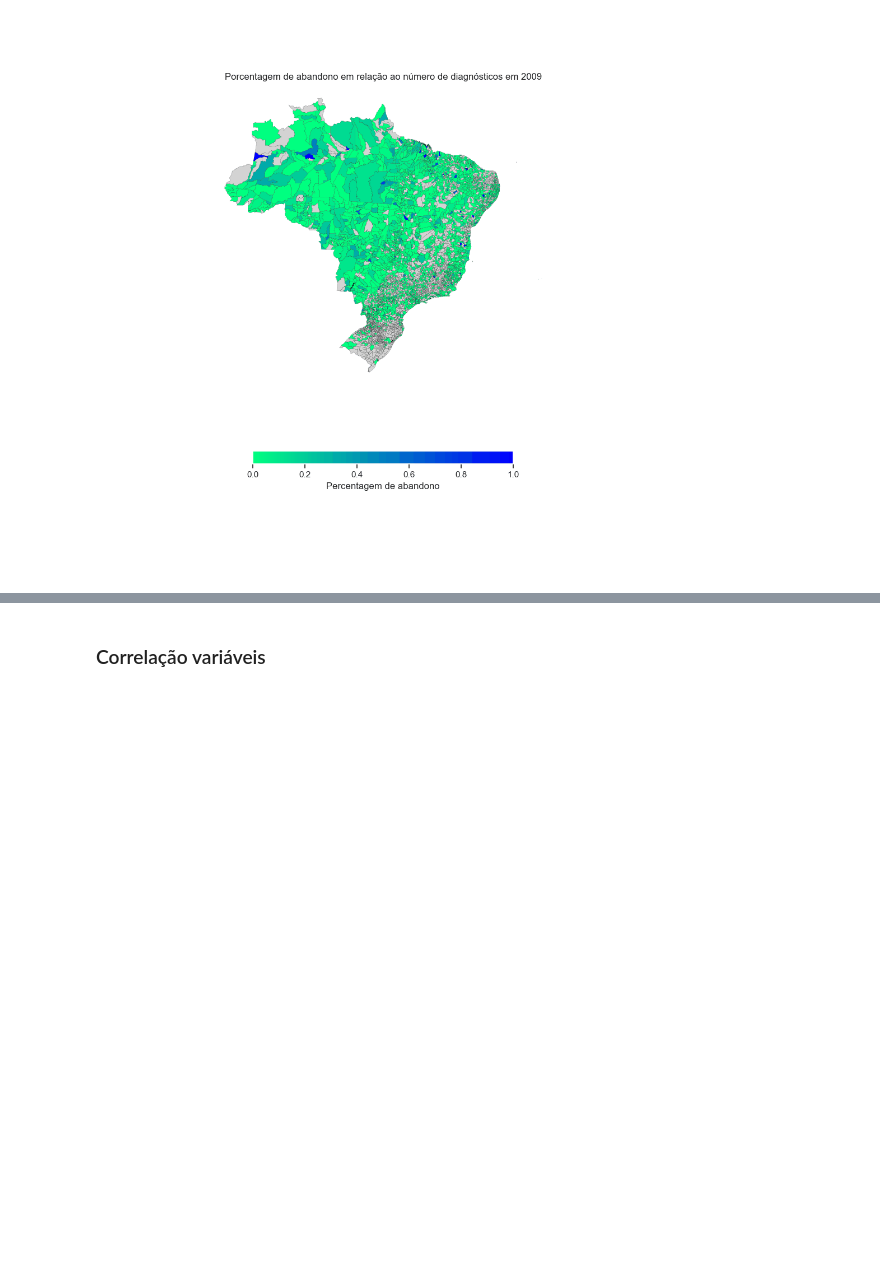
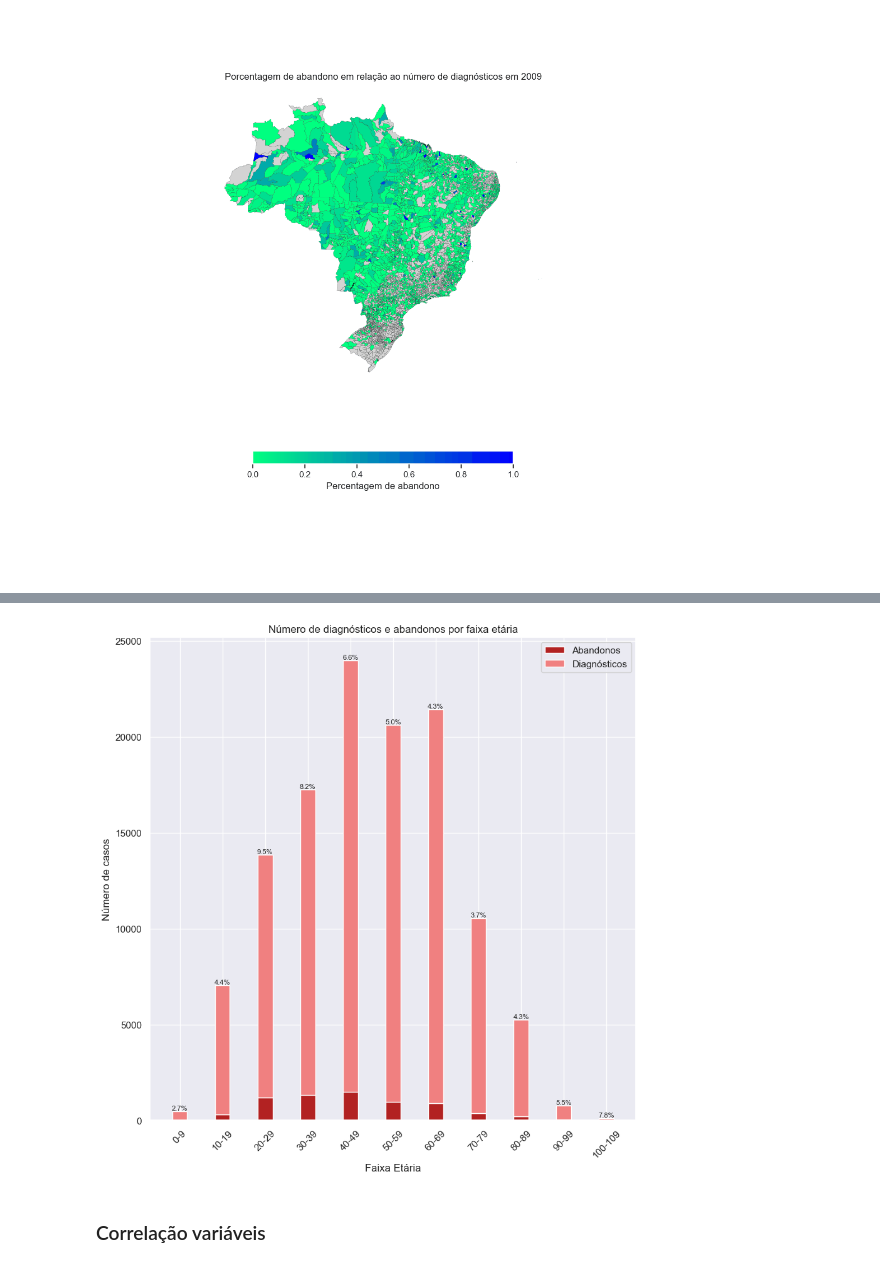
Before and after one commit to datasci4health/projects2023, a Jupyter notebook: hans_project/notebooks/EDA_Hans.ipynb, the cells around one changed output, grey strips where cells are left out. Saved outputs shown, nothing was run; the diff lists cells and outputs as text; code cells hidden in the pictures; blank space fills up the shorter version.

```diff
--- a/hans_project/notebooks/EDA_Hans.ipynb
+++ b/hans_project/notebooks/EDA_Hans.ipynb
@@ -513,5 +530,5 @@ count_df["PERCENT_AB"] = (count_ab/count_diag)*100
 # %%
-years = count_df.index.get_level_values('FAIXA_ETARIA').unique()[0:-2]
+years = count_df.index.get_level_values('FAIXA_ETARIA').unique()[:-1]
 
 bar_width = 0.35
 r = np.arange(len(years))
@@ -520,33 +537,37 @@ legend_handles = list()
 
 plt.figure(figsize=(10,10))
 for i, year in enumerate(years):
     aband_bar = plt.bar(r[i],
                         count_df['ABANDONOS'].loc[year],
                         width=bar_width, color=colors[1],
                         label="Abandonos")
     legend_handles.append(aband_bar[0])
 
     diag_bar = plt.bar(r[i],
                        count_df['DT_DIAG'].loc[year],
                        width=bar_width, color=colors[0],
                        label="Diagnósticos",
                        bottom=count_df['ABANDONOS'].loc[year])
     legend_handles.append(diag_bar[0])
 
     total = count_df['ABANDONOS'].loc[year] + count_df['DT_DIAG'].loc[year]
     plt.text(r[i], total,
              f'{count_df["PERCENT_AB"].loc[year]:.1f}%',
              ha='center', va='bottom', fontsize=8)
 
 plt.xlabel("Faixa Etária")
 plt.ylabel("Número de casos")
 plt.title("Número de diagnósticos e abandonos por faixa etária")
 plt.xticks(r, ['0-9', '10-19', '20-29', '30-39', '40-49',
             '50-59', '60-69', '70-79', '80-89', '90-99', '100-109'])
 plt.xticks(rotation=45)
 
 plt.legend(handles=legend_handles, labels=['Abandonos',
                                            'Diagnósticos'])
+plt.savefig('../assets/graficos/graficos_ab_idade.png')
+plt.show()
+# %% [output]
+[figure, added]
 # %% [markdown]
 ### Correlação variáveis
 # %% [markdown]
```
Also changed, not shown: parts of 12 cells of this notebook, 12 other files.
